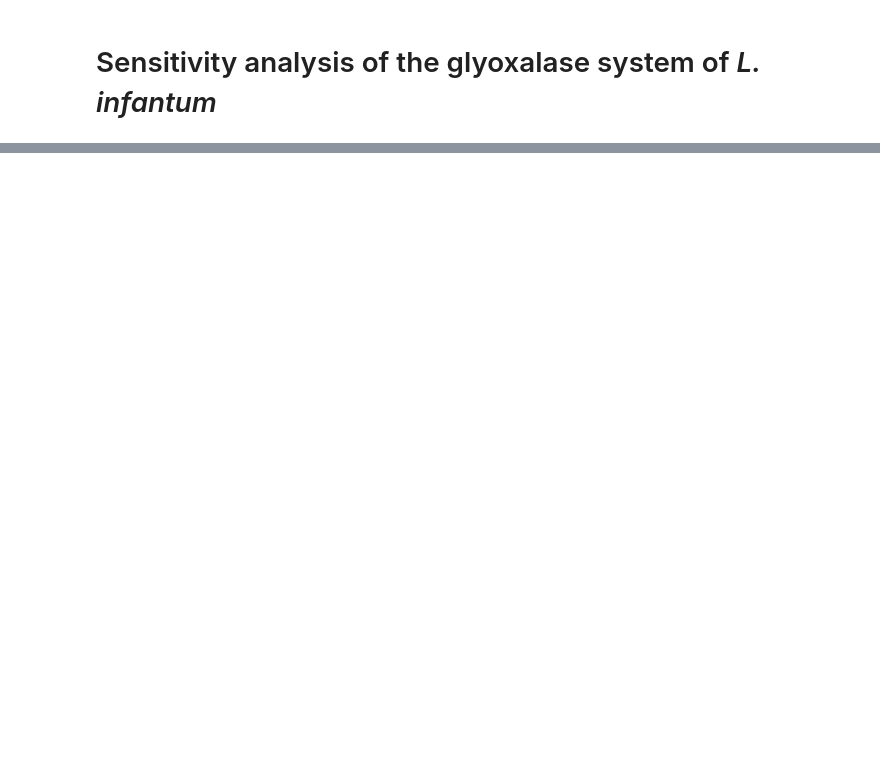
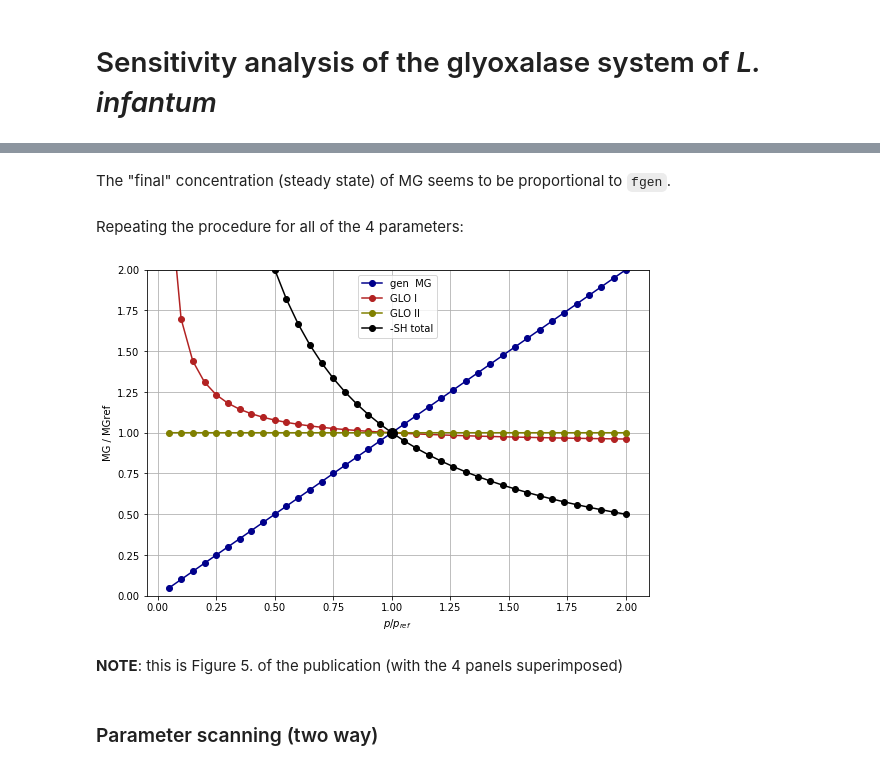
Before and after one commit to aeferreira/papers_repr_glyoxalases, a Jupyter notebook: silva_et_al_2005_FEBS_J/sensitivity_analysis.ipynb, the cells around one changed output, grey strips where cells are left out. Cells and saved outputs as stored; diff of their text form; code cells hidden in the pictures; blank space fills up the shorter version.

```diff
--- a/silva_et_al_2005_FEBS_J/sensitivity_analysis.ipynb
+++ b/silva_et_al_2005_FEBS_J/sensitivity_analysis.ipynb
@@ -193,0 +187,39 @@ NOTE: this Figure 5. of the publication
+# %% [markdown]
+The "final" concentration (steady state) of MG seems to be proportional to `fgen`.
+# %% [markdown]
+Repeating the procedure for all of the 4 parameters:
+# %%
+MG_ref = m_fs.solve(tf=400.0).last['MG']
+
+ratios = np.concatenate((np.linspace(0.05, 1, 20), np.linspace(1, 2, 20)))
+
+s = m_fs.scan({'fgen':ratios}, tf=400.0)
+MGs_gen = [solution.last['MG'] / MG_ref for solution in s]
+
+s = m_fs.scan({'fglo1':ratios}, tf=400.0)
+MGs_glo1 = [solution.last['MG'] / MG_ref for solution in s]
+
+s = m_fs.scan({'fglo2':ratios}, tf=400.0)
+MGs_glo2 = [solution.last['MG'] / MG_ref for solution in s]
+
+ratiosSH = m_fs.init.TSH2 * ratios
+s = m_fs.scan({'init.TSH2':ratiosSH}, tf=400.0)
+MGs_SH = [solution.last['MG'] / MG_ref for solution in s]
+
+pl.subplots(figsize=(9,6))
+pl.plot(ratios, MGs_gen,  color='darkblue', label="gen  MG", marker='o')
+pl.plot(ratios, MGs_glo1, color='firebrick', label="GLO I", marker='o')
+pl.plot(ratios, MGs_glo2, color='olive', label="GLO II", marker='o')
+pl.plot(ratios, MGs_SH,   color='black', label="-SH total", marker='o')
+pl.xlabel("$p/p_{ref}$")
+pl.plot([1],[1], 'ko', ms=10)
+pl.ylim(0,2)
+pl.legend(loc='upper center')
+pl.ylabel("MG / MGref")
+pl.grid()
+# %% [output]
+[figure, added]
+# %% [markdown]
+**NOTE**: this is Figure 5. of the publication (with the 4 panels superimposed)
+# %% [markdown]
+### Parameter scanning (two way)
```
Also changed, not shown: parts of 36 cells of this notebook, 1 other file.
